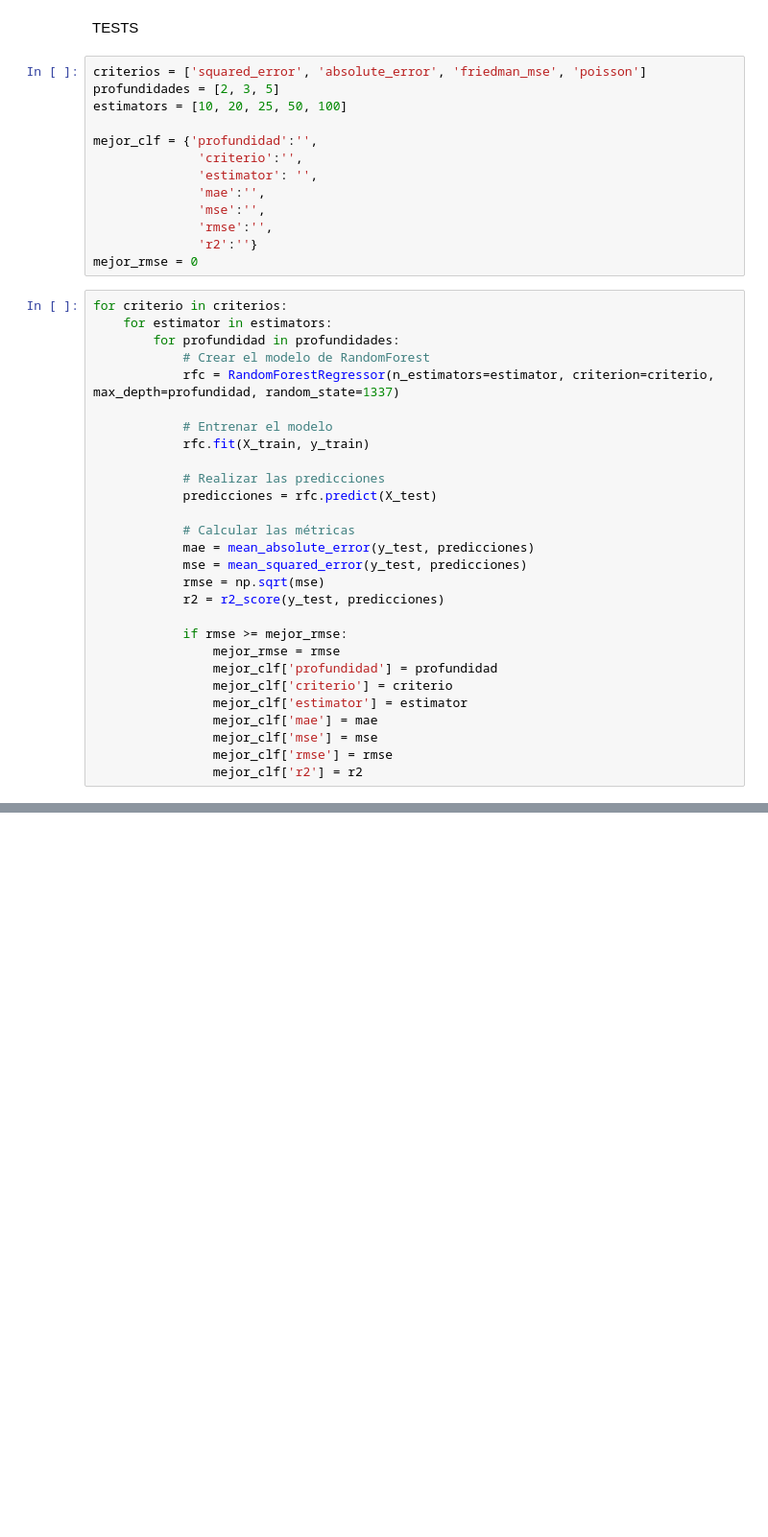
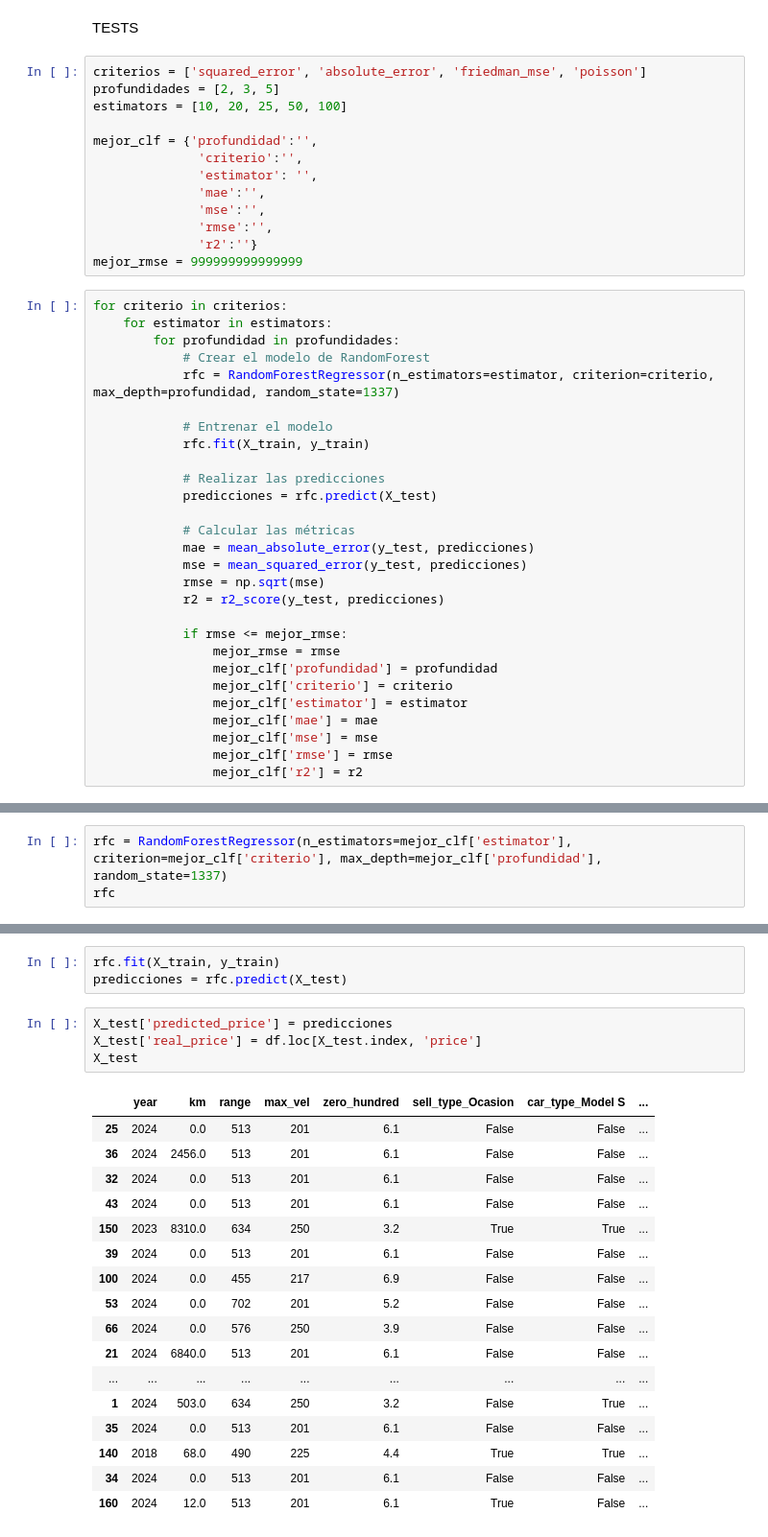
Before and after one commit to GamblerRunner/ProyectoTesla, a Jupyter notebook: Notebooks/rfr_marcos_test.ipynb, the cells around one changed output, grey strips where cells are left out. Shown at 96% size. Cells and saved outputs as stored; diff of their text form; blank space fills up the shorter version.

Commit message:
RandomForestRegression - DONE

```diff
--- a/Notebooks/rfr_marcos_test.ipynb
+++ b/Notebooks/rfr_marcos_test.ipynb
@@ -154,7 +140,7 @@ mejor_clf = {'profundidad':'',
               'mse':'',
               'rmse':'',
               'r2':''}
-mejor_rmse = 0
+mejor_rmse = 999999999999999
 # %%
 for criterio in criterios:
     for estimator in estimators:
@@ -174,7 +160,7 @@ for criterio in criterios:
             rmse = np.sqrt(mse)
             r2 = r2_score(y_test, predicciones)
 
-            if rmse >= mejor_rmse:
+            if rmse <= mejor_rmse:
                 mejor_rmse = rmse
                 mejor_clf['profundidad'] = profundidad
                 mejor_clf['criterio'] = criterio
@@ -195,0 +182,3 @@ mejor_clf
+# %%
+rfc = RandomForestRegressor(n_estimators=mejor_clf['estimator'], criterion=mejor_clf['criterio'], max_depth=mejor_clf['profundidad'], random_state=1337)
+rfc
@@ -195,0 +188,25 @@ mejor_clf
+# %%
+rfc.fit(X_train, y_train)
+predicciones = rfc.predict(X_test)
+# %%
+X_test['predicted_price'] = predicciones
+X_test['real_price'] = df.loc[X_test.index, 'price']
+X_test
+# %% [output]
+|  | year | km | range | max_vel | zero_hundred | sell_type_Ocasion | car_type_Model S | ... |
+| 25 | 2024 | 0.0 | 513 | 201 | 6.1 | False | False | ... |
+| 36 | 2024 | 2456.0 | 513 | 201 | 6.1 | False | False | ... |
+| 32 | 2024 | 0.0 | 513 | 201 | 6.1 | False | False | ... |
+| 43 | 2024 | 0.0 | 513 | 201 | 6.1 | False | False | ... |
+| 150 | 2023 | 8310.0 | 634 | 250 | 3.2 | True | True | ... |
+| 39 | 2024 | 0.0 | 513 | 201 | 6.1 | False | False | ... |
+| 100 | 2024 | 0.0 | 455 | 217 | 6.9 | False | False | ... |
+| 53 | 2024 | 0.0 | 702 | 201 | 5.2 | False | False | ... |
+| 66 | 2024 | 0.0 | 576 | 250 | 3.9 | False | False | ... |
+| 21 | 2024 | 6840.0 | 513 | 201 | 6.1 | False | False | ... |
+| ... | ... | ... | ... | ... | ... | ... | ... | ... |
+| 1 | 2024 | 503.0 | 634 | 250 | 3.2 | False | True | ... |
+| 35 | 2024 | 0.0 | 513 | 201 | 6.1 | False | False | ... |
+| 140 | 2018 | 68.0 | 490 | 225 | 4.4 | True | True | ... |
+| 34 | 2024 | 0.0 | 513 | 201 | 6.1 | False | False | ... |
+| 160 | 2024 | 12.0 | 513 | 201 | 6.1 | True | False | ... |
```
Also changed, not shown: parts of 6 cells of this notebook.
